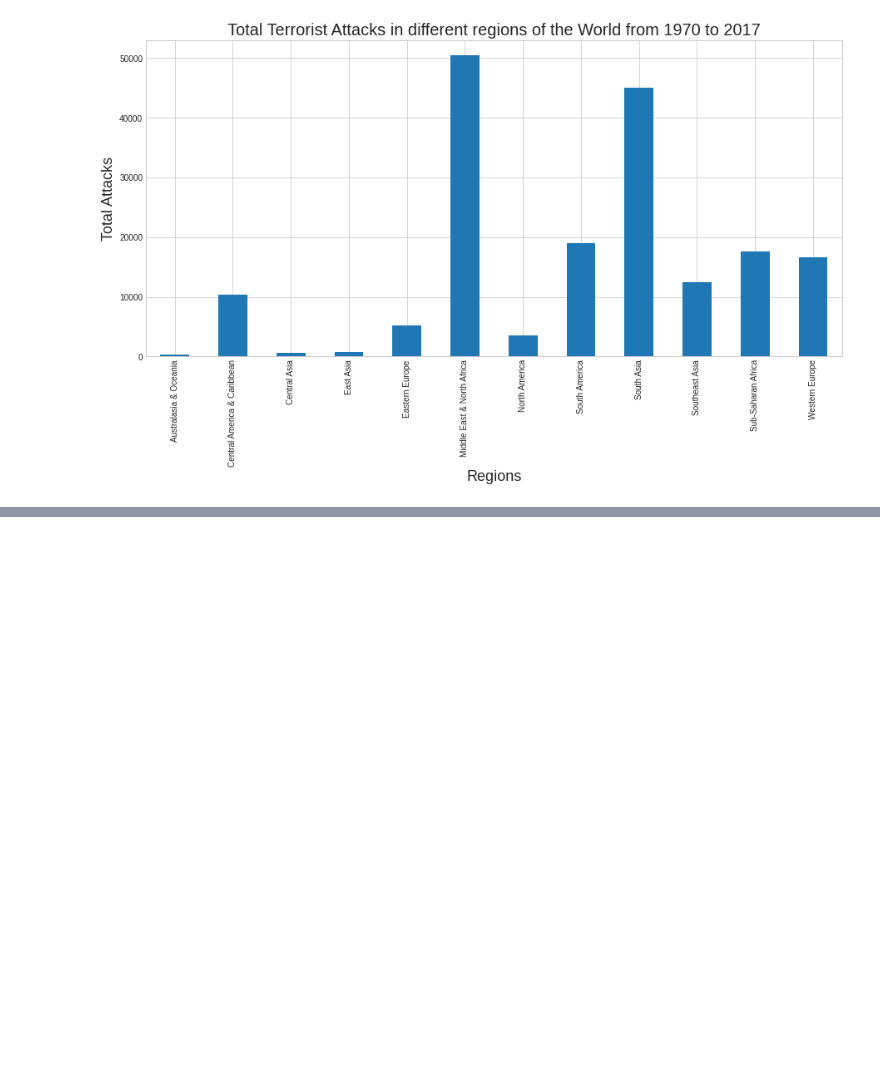
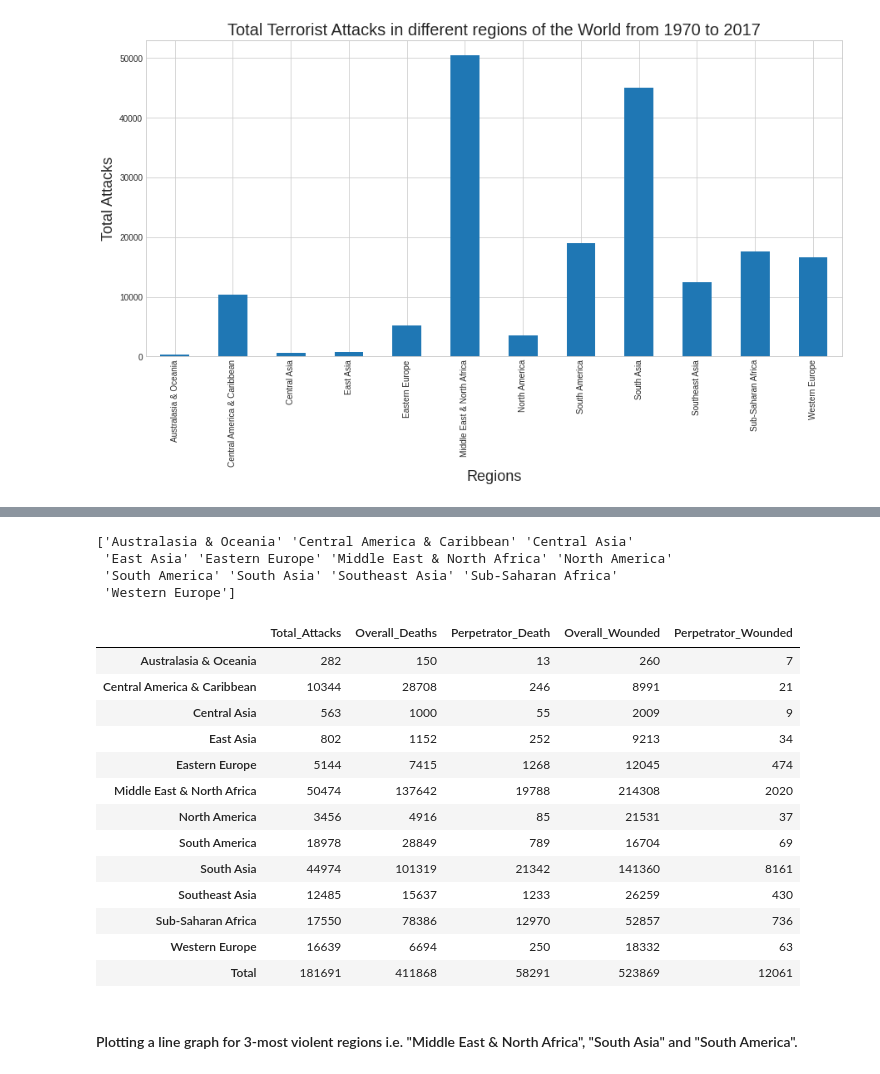
Before and after one commit to chvikas/global-terrorism-analysis, a Jupyter notebook: Global_Terrorism_Analysis_Capstone_Project.ipynb, the cells around one changed output, grey strips where cells are left out. Cells and saved outputs as stored; diff of their text form; code cells hidden in the pictures; blank space fills up the shorter version.

```diff
--- a/Global_Terrorism_Analysis_Capstone_Project.ipynb
+++ b/Global_Terrorism_Analysis_Capstone_Project.ipynb
@@ -243,0 +268,4 @@ gt_df_regions.plot(kind='bar')
+# %%
+# Getting different array of 'gt_df_regions_casualties' dataframe
+gt_df_regions_casualties_array = gt_df_regions_casualties.values
+gt_df_regions_casualties_array
@@ -243,0 +285,4 @@ gt_df_regions.plot(kind='bar')
+# %%
+#Combining the above array {"gt_df_regions_casualties"} with 'gt_df_region_attack' array
+gt_df_region_attack_array = np.insert(gt_df_regions_casualties_array, 0, gt_df_region_attack, axis = 1)
+gt_df_region_attack_array
@@ -243,0 +302,35 @@ gt_df_regions.plot(kind='bar')
+# %%
+# Getting the list of 'Regions'
+region_list = gt_df['Region'].unique()
+region_list.sort()
+print(region_list)
+# %% [output]
+['Australasia & Oceania' 'Central America & Caribbean' 'Central Asia'
+ 'East Asia' 'Eastern Europe' 'Middle East & North Africa' 'North America'
+ 'South America' 'South Asia' 'Southeast Asia' 'Sub-Saharan Africa'
+ 'Western Europe']
+# %%
+# Creating a list of Columns
+region_column_name = ['Total_Attacks', 'Overall_Deaths', 'Perpetrator_Death',	'Overall_Wounded',	'Perpetrator_Wounded']
+# %%
+#Creating a 'DataFrame' to give complete data about the attacks and their outcome
+region_attack_df = pd.DataFrame(data=gt_df_region_attack_array, index=region_list, columns=region_column_name).astype(int)
+region_attack_df.loc['Total'] = region_attack_df.sum(numeric_only=True, axis=0)
+region_attack_df
+# %% [output]
+|  | Total_Attacks | Overall_Deaths | Perpetrator_Death | Overall_Wounded | Perpetrator_Wounded |
+| Australasia & Oceania | 282 | 150 | 13 | 260 | 7 |
+| Central America & Caribbean | 10344 | 28708 | 246 | 8991 | 21 |
+| Central Asia | 563 | 1000 | 55 | 2009 | 9 |
+| East Asia | 802 | 1152 | 252 | 9213 | 34 |
+| Eastern Europe | 5144 | 7415 | 1268 | 12045 | 474 |
+| Middle East & North Africa | 50474 | 137642 | 19788 | 214308 | 2020 |
+| North America | 3456 | 4916 | 85 | 21531 | 37 |
+| South America | 18978 | 28849 | 789 | 16704 | 69 |
+| South Asia | 44974 | 101319 | 21342 | 141360 | 8161 |
+| Southeast Asia | 12485 | 15637 | 1233 | 26259 | 430 |
+| Sub-Saharan Africa | 17550 | 78386 | 12970 | 52857 | 736 |
+| Western Europe | 16639 | 6694 | 250 | 18332 | 63 |
+| Total | 181691 | 411868 | 58291 | 523869 | 12061 |
+# %% [markdown]
+#### Plotting a line graph for 3-most violent regions i.e. "Middle East & North Africa", "South Asia" and "South America".
```
Also changed, not shown: parts of 21 cells of this notebook.
